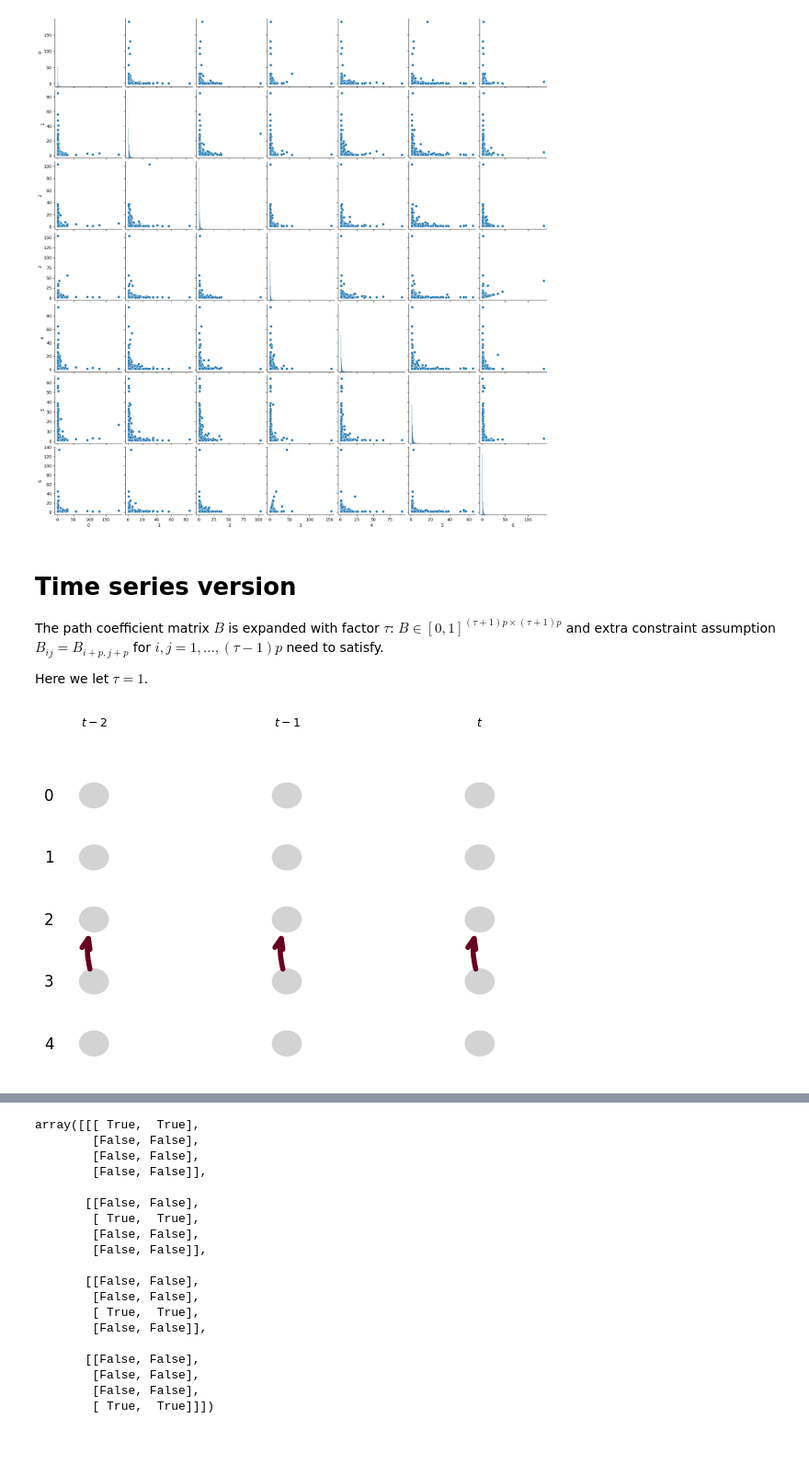
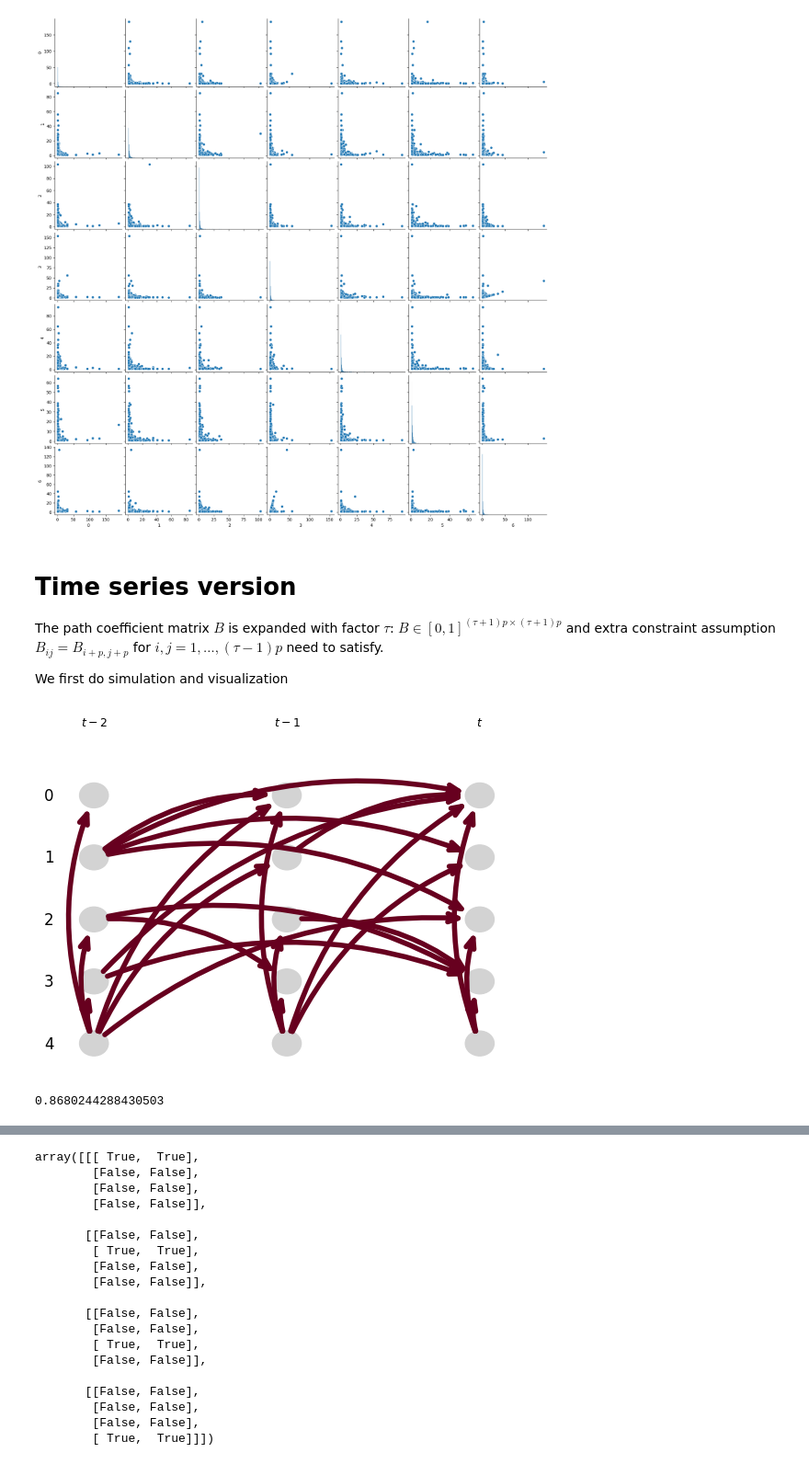
Before and after one commit to junshujiang/tailSCM, a Jupyter notebook: tutorial1_simulationAndComparison.ipynb, the cells around one changed output, grey strips where cells are left out. Shown at 92% size. Cells and saved outputs as stored; diff of their text form; code cells hidden in the pictures.

Commit message:
spectrum radius for stationary

```diff
--- a/tutorial1_simulationAndComparison.ipynb
+++ b/tutorial1_simulationAndComparison.ipynb
@@ -129,7 +129,7 @@ g=sns.pairplot(data_df,corner=False)
 The path coefficient matrix $B$ is expanded with factor $\tau$: $B\in [0,1]^{(\tau+1) p\times (\tau+1) p}$ and extra constraint assumption $B_{ij}=B_{i+p,j+p}$ for $i,j=1,\dots,(\tau-1)p$ need to satisfy.
 
 
-Here we let $\tau=1$.
+We first do simulation and visualization
 # %%
 num_nodes = 5  # number of nodes
 T=50000 # length of time series
@@ -141,13 +141,10 @@ pc_alpha=0.005
 tau=2
 # %%
 
-
-
-
-
-
 adjacency_matrix,true_graph=generate_dag_timeseries(num_nodes,sparsity_lag,sparsity_contemp,tau)
+draw_graph_timeseries(true_graph,vmin_edges=0,vmax_edges=1,show_colorbar=False)
+spectral_radius=compute_spectral_radius(adjacency_matrix)
+print(spectral_radius)
+# %% [output]
+[figure, added]
+0.8680244288430503
-# %%
-draw_graph_timeseries(true_graph,vmin_edges=0,vmax_edges=1,show_colorbar=False)
-# %% [output]
-[figure, removed]
```
Also changed, not shown: parts of 13 cells of this notebook, 1 other file.
